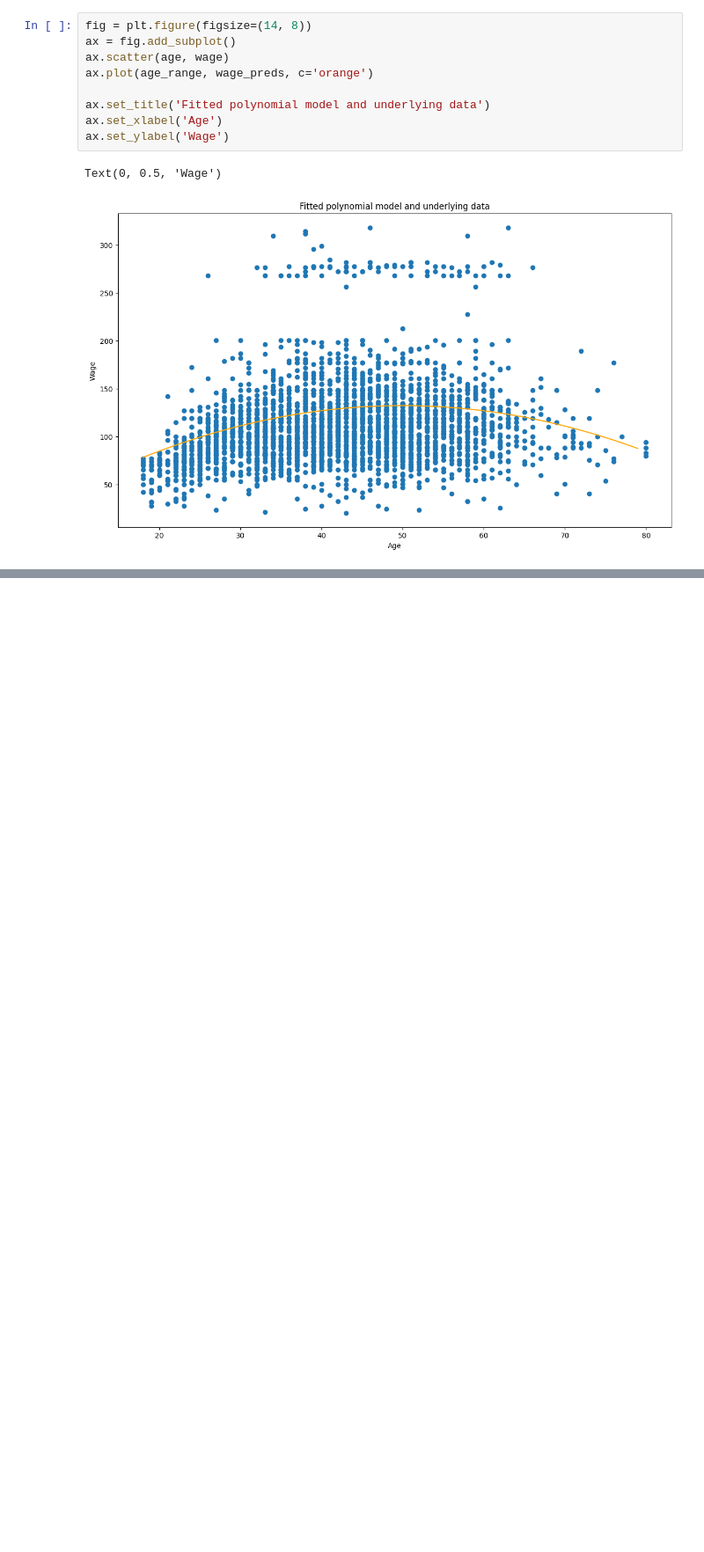
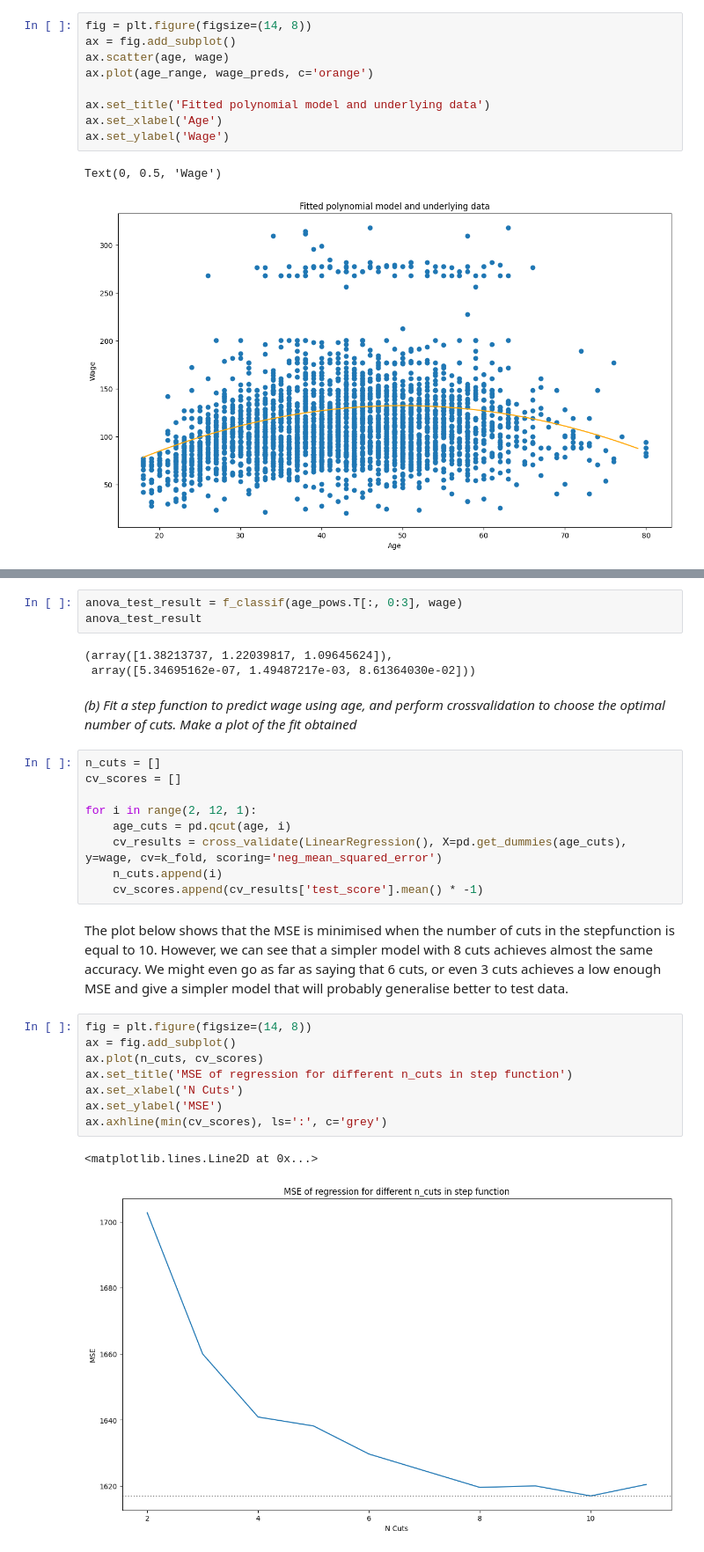
Before and after one commit to cainemerrick98/statistical_learning_problems, a Jupyter notebook: 6 moving beyond linearity/applied.ipynb, the cells around one changed output, grey strips where cells are left out. Shown at 88% size. Saved outputs shown, nothing was run; the diff lists cells and outputs as text; blank space fills up the shorter version.

Commit message:
Completed step function question

```diff
--- a/6 moving beyond linearity/applied.ipynb
+++ b/6 moving beyond linearity/applied.ipynb
@@ -122,0 +138,30 @@ Text(0, 0.5, 'Wage')
+# %%
+anova_test_result = f_classif(age_pows.T[:, 0:3], wage)
+anova_test_result
+# %% [output]
+(array([1.38213737, 1.22039817, 1.09645624]),
+ array([5.34695162e-07, 1.49487217e-03, 8.61364030e-02]))
+# %% [markdown]
+*(b) Fit a step function to predict wage using age, and perform crossvalidation to choose the optimal number of cuts. Make a plot of the fit obtained*
+# %%
+n_cuts = []
+cv_scores = []
+
+for i in range(2, 12, 1):
+    age_cuts = pd.qcut(age, i)
+    cv_results = cross_validate(LinearRegression(), X=pd.get_dummies(age_cuts), y=wage, cv=k_fold, scoring='neg_mean_squared_error')
+    n_cuts.append(i)
+    cv_scores.append(cv_results['test_score'].mean() * -1)
+# %% [markdown]
+The plot below shows that the MSE is minimised when the number of cuts in the stepfunction is equal to 10. However, we can see that a simpler model with 8 cuts achieves almost the same accuracy. We might even go as far as saying that 6 cuts, or even 3 cuts achieves a low enough MSE and give a simpler model that will probably generalise better to test data.
+# %%
+fig = plt.figure(figsize=(14, 8))
+ax = fig.add_subplot()
+ax.plot(n_cuts, cv_scores)
+ax.set_title('MSE of regression for different n_cuts in step function')
+ax.set_xlabel('N Cuts')
+ax.set_ylabel('MSE')
+ax.axhline(min(cv_scores), ls=':', c='grey')
+# %% [output]
+<matplotlib.lines.Line2D at 0x...>
+[figure, added]
```
Also changed, not shown: parts of 8 cells of this notebook.
